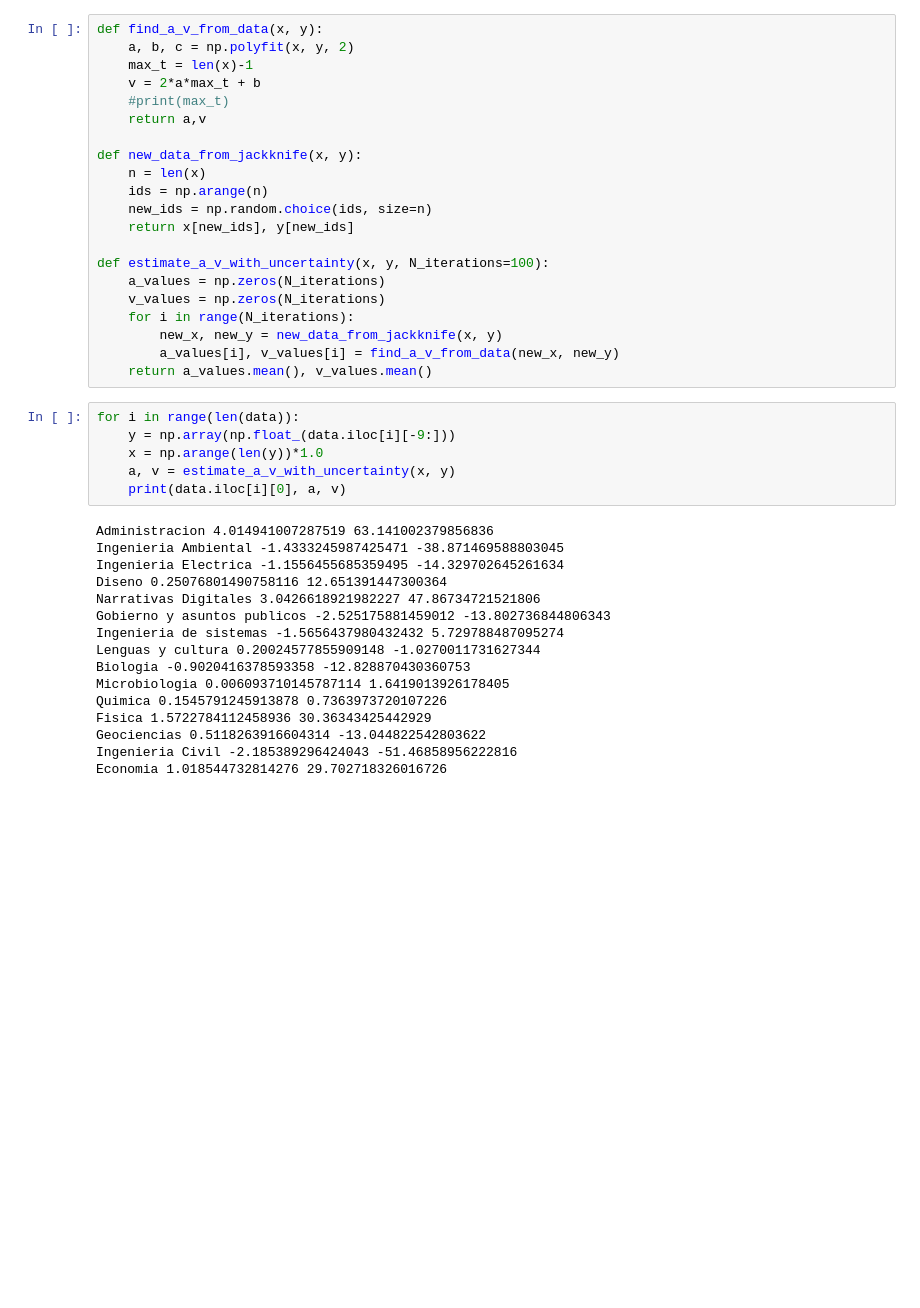
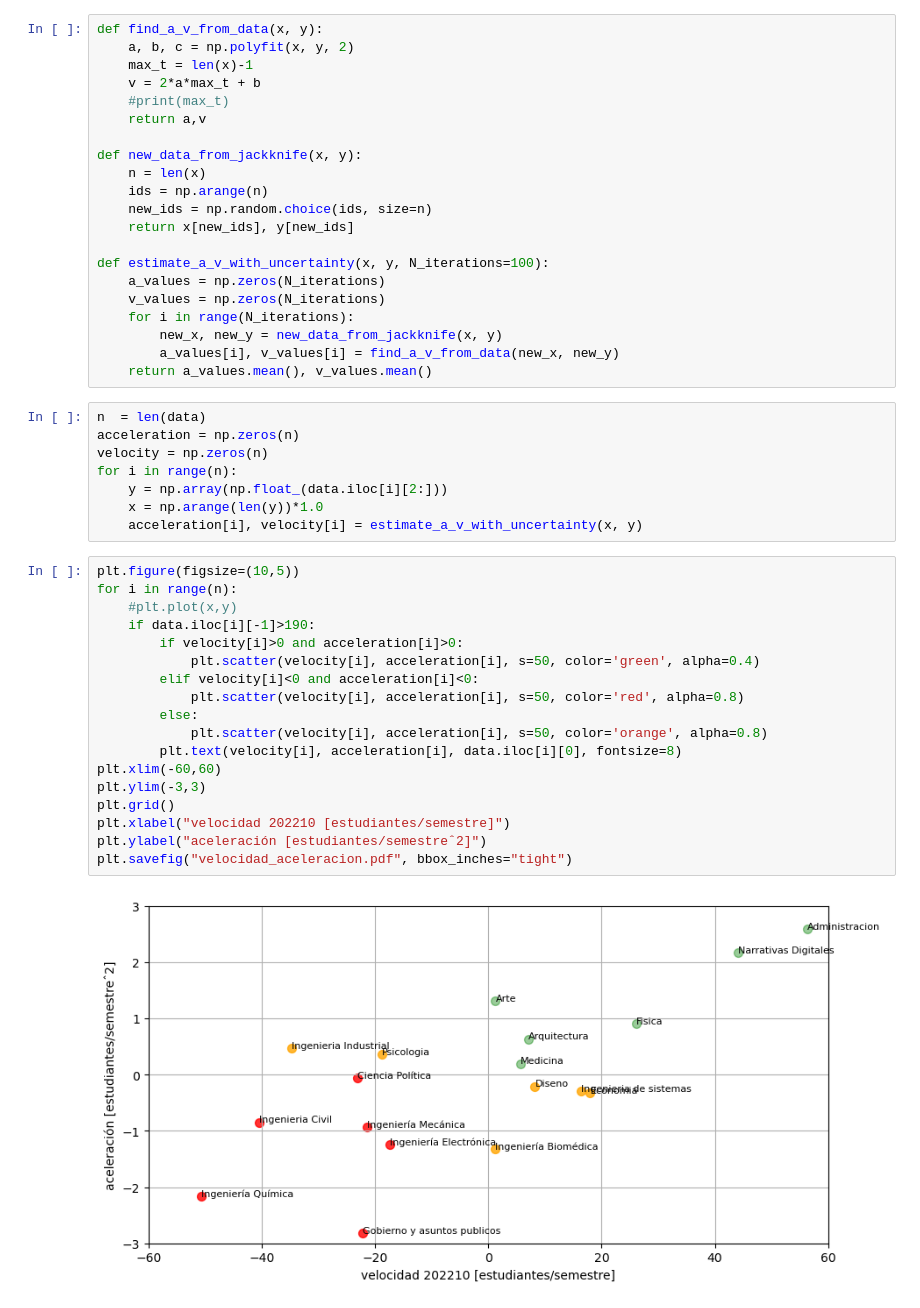
Before and after one commit to forero/trends_uniandes, a Jupyter notebook: nb/trends_acceleration.ipynb, the cells around one changed output. Drawn from its saved outputs; the diff is of its cells as text; blank space fills up the shorter version.

```diff
--- a/nb/trends_acceleration.ipynb
+++ b/nb/trends_acceleration.ipynb
@@ -66,24 +106,30 @@ def estimate_a_v_with_uncertainty(x, y, N_iterations=100):
         a_values[i], v_values[i] = find_a_v_from_data(new_x, new_y)
     return a_values.mean(), v_values.mean()
 # %%
-for i in range(len(data)):
-    y = np.array(np.float_(data.iloc[i][-9:]))
+n  = len(data)
+acceleration = np.zeros(n)
+velocity = np.zeros(n)
+for i in range(n):
+    y = np.array(np.float_(data.iloc[i][2:]))
     x = np.arange(len(y))*1.0
-    a, v = estimate_a_v_with_uncertainty(x, y)
-    print(data.iloc[i][0], a, v)
+    acceleration[i], velocity[i] = estimate_a_v_with_uncertainty(x, y)
-# %% [output]
-Administracion 4.014941007287519 63.141002379856836
-Ingenieria Ambiental -1.4333245987425471 -38.871469588803045
-Ingenieria Electrica -1.1556455685359495 -14.329702645261634
-Diseno 0.25076801490758116 12.651391447300364
-Narrativas Digitales 3.0426618921982227 47.86734721521806
-Gobierno y asuntos publicos -2.525175881459012 -13.802736844806343
-Ingenieria de sistemas -1.5656437980432432 5.729788487095274
-Lenguas y cultura 0.20024577855909148 -1.0270011731627344
-Biologia -0.9020416378593358 -12.828870430360753
-Microbiologia 0.006093710145787114 1.6419013926178405
-Quimica 0.1545791245913878 0.7363973720107226
-Fisica 1.5722784112458936 30.36343425442929
-Geociencias 0.5118263916604314 -13.044822542803622
-Ingenieria Civil -2.185389296424043 -51.46858956222816
-Economia 1.018544732814276 29.702718326016726
+# %%
+plt.figure(figsize=(10,5))
+for i in range(n):
+    #plt.plot(x,y)
+    if data.iloc[i][-1]>190:
+        if velocity[i]>0 and acceleration[i]>0:
+            plt.scatter(velocity[i], acceleration[i], s=50, color='green', alpha=0.4)
+        elif velocity[i]<0 and acceleration[i]<0:
+            plt.scatter(velocity[i], acceleration[i], s=50, color='red', alpha=0.8)
+        else:
+            plt.scatter(velocity[i], acceleration[i], s=50, color='orange', alpha=0.8)
+        plt.text(velocity[i], acceleration[i], data.iloc[i][0], fontsize=8)
+plt.xlim(-60,60)
+plt.ylim(-3,3)
+plt.grid()
+plt.xlabel("velocidad 202210 [estudiantes/semestre]")
+plt.ylabel("aceleración [estudiantes/semestreˆ2]")
+plt.savefig("velocidad_aceleracion.pdf", bbox_inches="tight")
+# %% [output]
+[figure, added]
```
Also changed, not shown: parts of 4 cells of this notebook.
